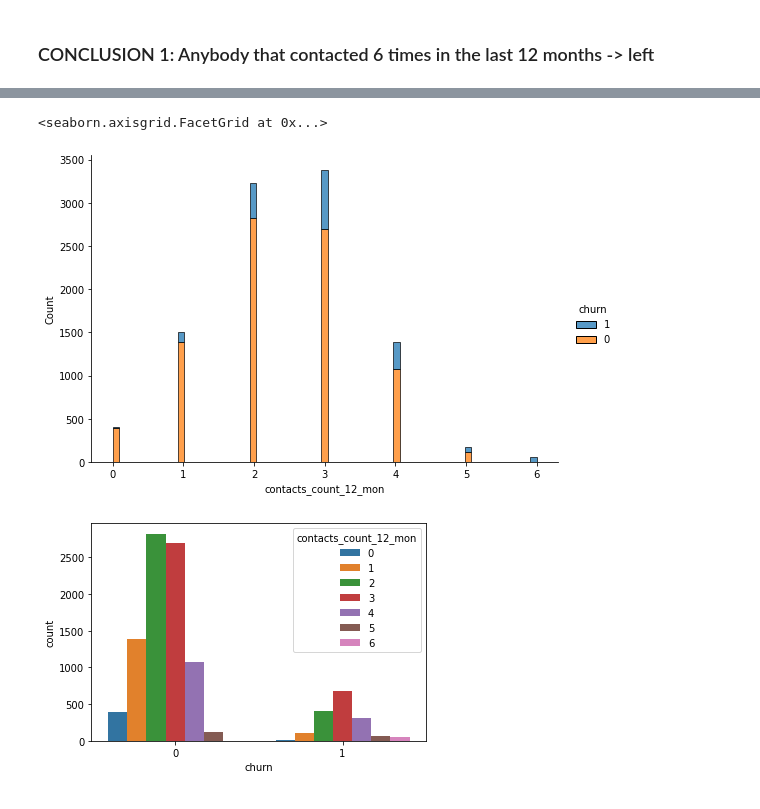
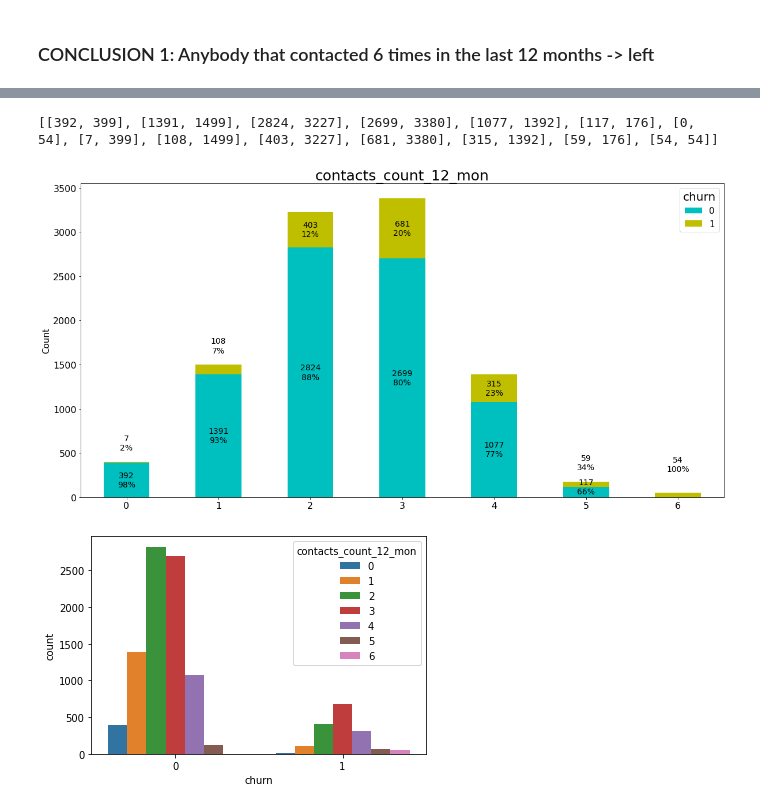
Before and after one commit to drbarak/Project2_EDA, a Jupyter notebook: Project2_EDA.ipynb, the cells around one changed output, grey strips where cells are left out. Cells and saved outputs as stored; diff of their text form; code cells hidden in the pictures.

```diff
--- a/Project2_EDA.ipynb
+++ b/Project2_EDA.ipynb
@@ -659,8 +686,22 @@ plt.show()
-# %%
-sns.displot(df, hue='churn', x='contacts_count_12_mon', multiple='stack', hue_order=[1,0], height=5, aspect=1.5)
-# %% [output]
-<seaborn.axisgrid.FacetGrid at 0x...>
-[figure, removed]
+# %%
+df_plot = df.groupby(['contacts_count_12_mon', 'churn']).size().reset_index()
+df_plot = df_plot.pivot(index='contacts_count_12_mon', columns='churn', values=0)
+df_plot.fillna(0, inplace=True)
+
+fig = plt.figure(figsize=(20, 10))
+ax = fig.gca()
+df_plot.plot(kind='bar', stacked=True, ax=ax, fontsize=16, rot=0, color='cy')
+bins = len(ax.patches) / 2
+add_labels(ax, True, bins, percent=True)
+
+plt.title('contacts_count_12_mon', fontsize=25)
+plt.xlabel('')
+plt.ylabel('Count', fontsize = 15)
+plt.legend(title="churn", fontsize=15, title_fontsize=20)
+plt.show()
+# %% [output]
+[[392, 399], [1391, 1499], [2824, 3227], [2699, 3380], [1077, 1392], [117, 176], [0, 54], [7, 399], [108, 1499], [403, 3227], [681, 3380], [315, 1392], [59, 176], [54, 54]]
+[figure, added]
 # %%
 sns.countplot(x='churn',hue='contacts_count_12_mon',data=df)
 plt.show()
```
Also changed, not shown: parts of 69 cells of this notebook.
